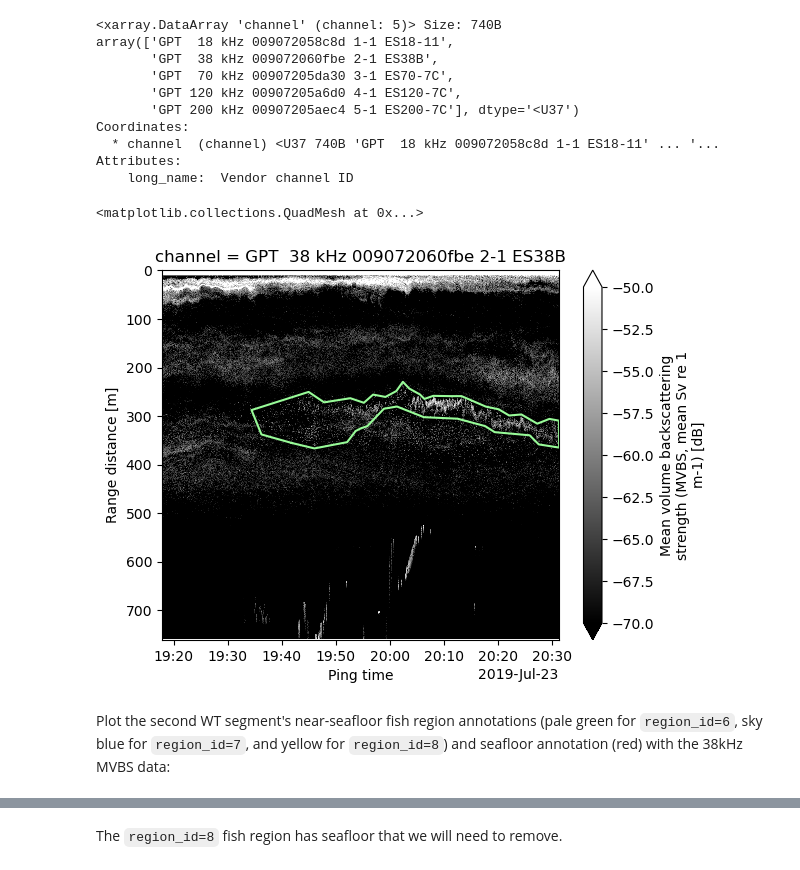
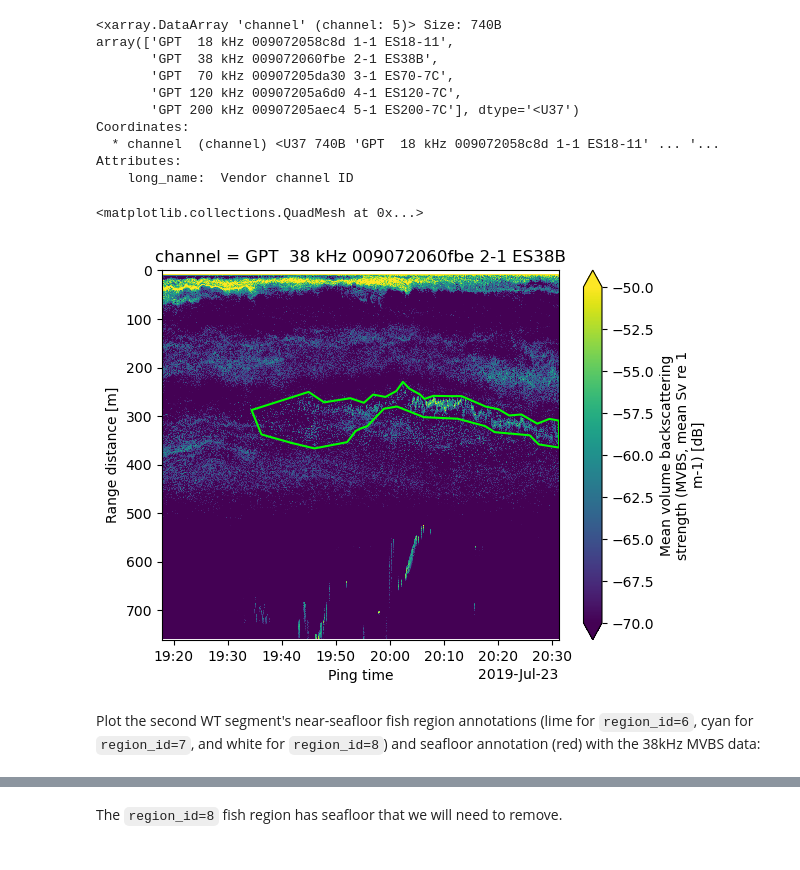
Before and after one commit to OSOceanAcoustics/echopype-examples, a Jupyter notebook: notebooks/single_transect_data_organization.ipynb, the cells around one changed output, grey strips where cells are left out. Cells and saved outputs as stored; diff of their text form; code cells hidden in the pictures.

```diff
--- a/notebooks/single_transect_data_organization.ipynb
+++ b/notebooks/single_transect_data_organization.ipynb
@@ -690,21 +690,20 @@ Coordinates:
 Attributes:
     long_name:  Vendor channel ID
 # %%
-regions_object.plot(region_id=5, close_regions=True, color="palegreen")
+regions_object.plot(region_id=5, close_regions=True, color="lime")
 ds_first_WT_MVBS["Sv"].sel(
     channel="GPT  38 kHz 009072060fbe 2-1 ES38B"
 ).plot(
     yincrease=False,
     y="depth",
     vmax=-50,
     vmin=-70,
-    cmap="gray",
 )
 # %% [output]
 <matplotlib.collections.QuadMesh at 0x...>
-[figure, old version]
+[figure, new version]
 # %% [markdown]
-Plot the second WT segment's near-seafloor fish region annotations (pale green for `region_id=6`, sky blue for `region_id=7`, and yellow for `region_id=8`) and seafloor annotation (red) with the 38kHz MVBS data:
+Plot the second WT segment's near-seafloor fish region annotations (lime for `region_id=6`, cyan for `region_id=7`, and white for `region_id=8`) and seafloor annotation (red) with the 38kHz MVBS data:
 # %%
 regions_object.plot(
     region_id=6,
```
Also changed, not shown: parts of 19 cells of this notebook.
